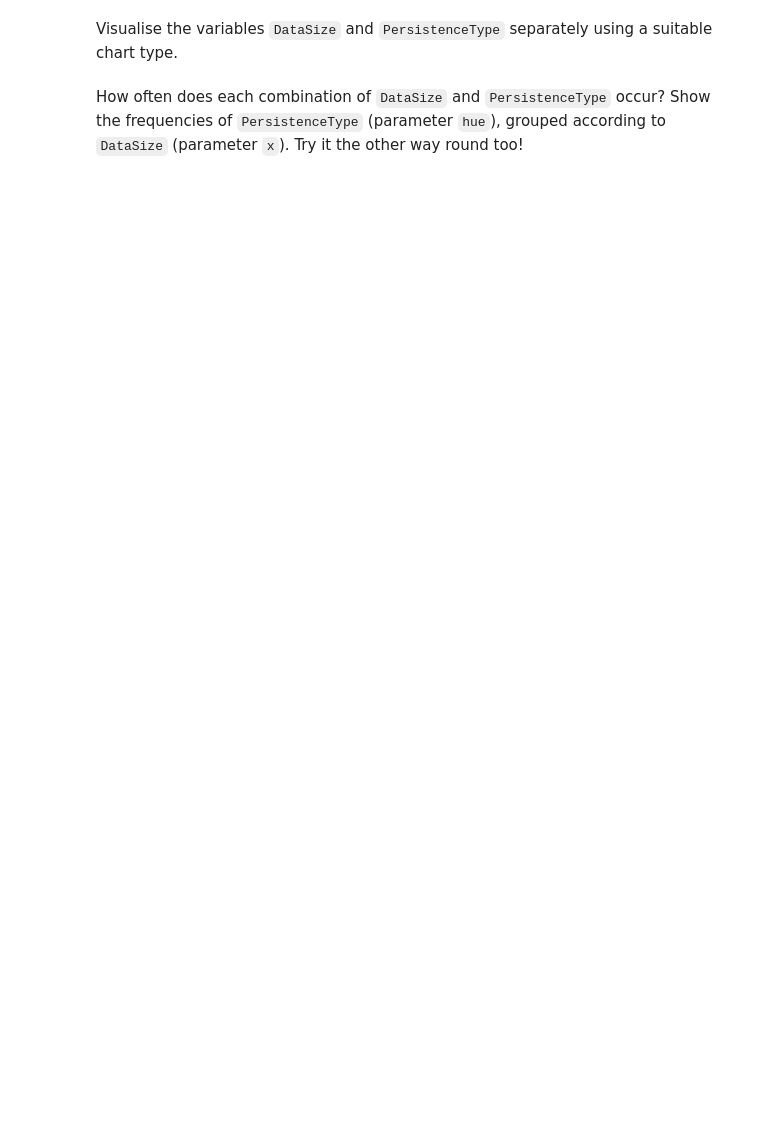
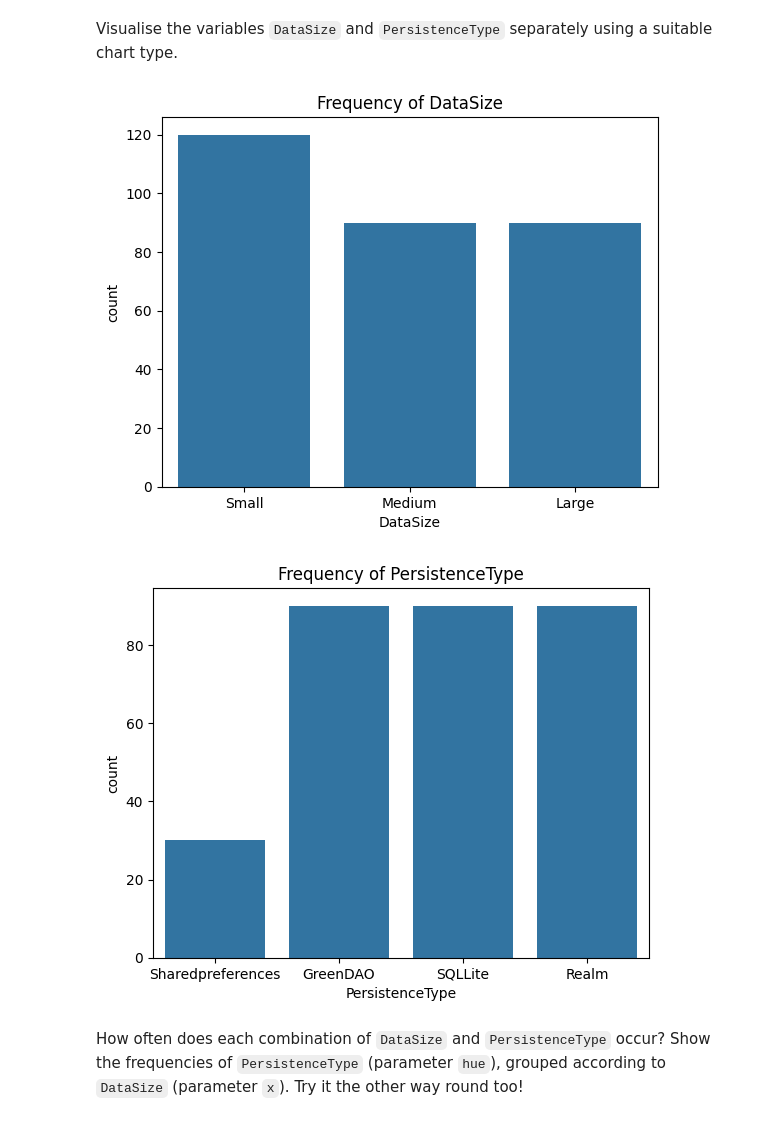
Before and after one commit to BrentVervaet/dsai-labs-bv, a Jupyter notebook: 2-analysis-1-var/lab-2.06-android-persistence.ipynb, the cells around one changed output. Drawn from its saved outputs; the diff is of its cells as text; code cells hidden in the pictures; blank space fills up the shorter version.

```diff
--- a/2-analysis-1-var/lab-2.06-android-persistence.ipynb
+++ b/2-analysis-1-var/lab-2.06-android-persistence.ipynb
@@ -13,3 +13,6 @@ from pandas.api.types import CategoricalDtype
 import matplotlib.pyplot as plt
 import seaborn as sns
 from statsmodels.graphics.mosaicplot import mosaic
+
+android = pd.read_csv("../data/android_persistence_cpu.csv", sep = ";", decimal=".")# Load the data
+#
@@ -16,4 +26,18 @@ from statsmodels.graphics.mosaicplot import mosaic
 # %% [markdown]
 Visualise the variables `DataSize` and `PersistenceType` separately using a suitable chart type.
+# %%
+# Bar plot
+# Bar plot for DataSize
+sns.countplot(x='DataSize', data=android)
+plt.title('Frequency of DataSize')
+plt.show()
+
+# Bar plot for PersistenceType
+sns.countplot(x='PersistenceType', data=android)
+plt.title('Frequency of PersistenceType')
+plt.show()
+# %% [output]
+[figure, added]
+[figure, added]
 # %% [markdown]
 How often does each combination of `DataSize` and `PersistenceType` occur? Show the frequencies of `PersistenceType` (parameter `hue`), grouped according to `DataSize` (parameter `x`). Try it the other way round too!
```
Also changed, not shown: parts of 4 cells of this notebook, 2 other files.
